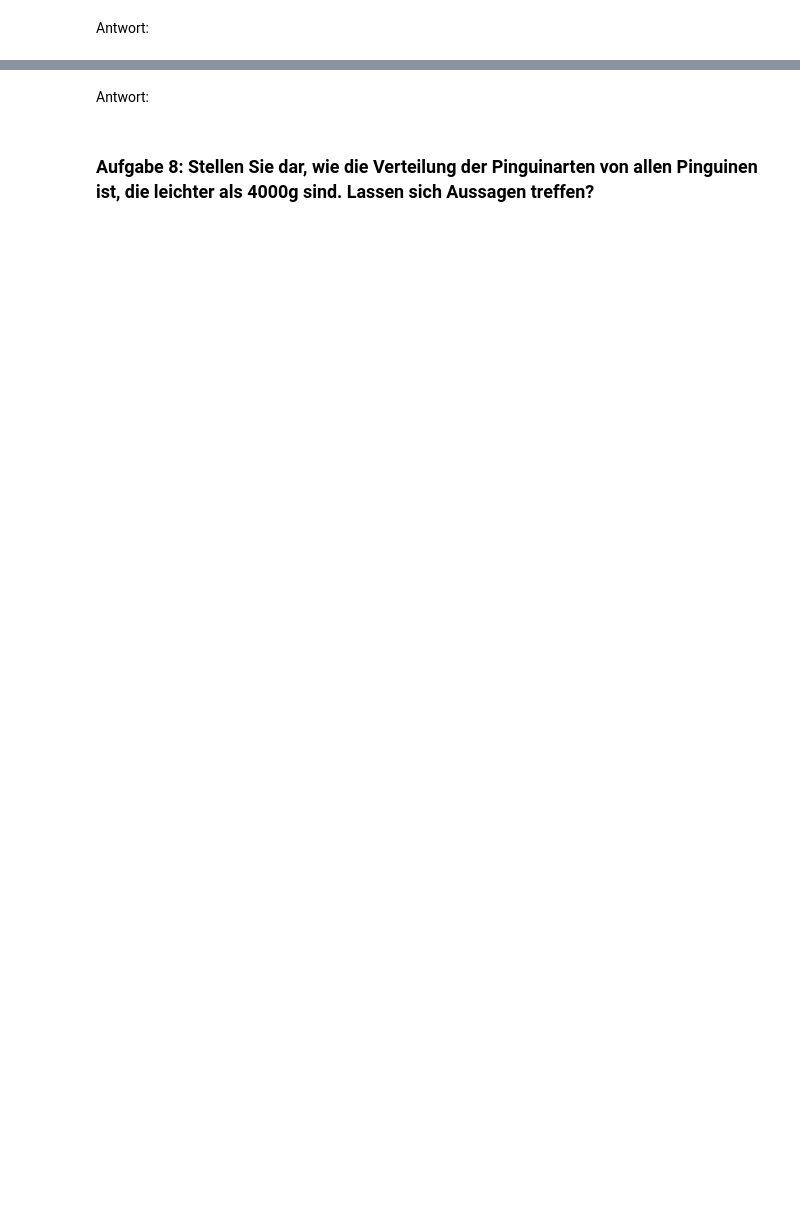
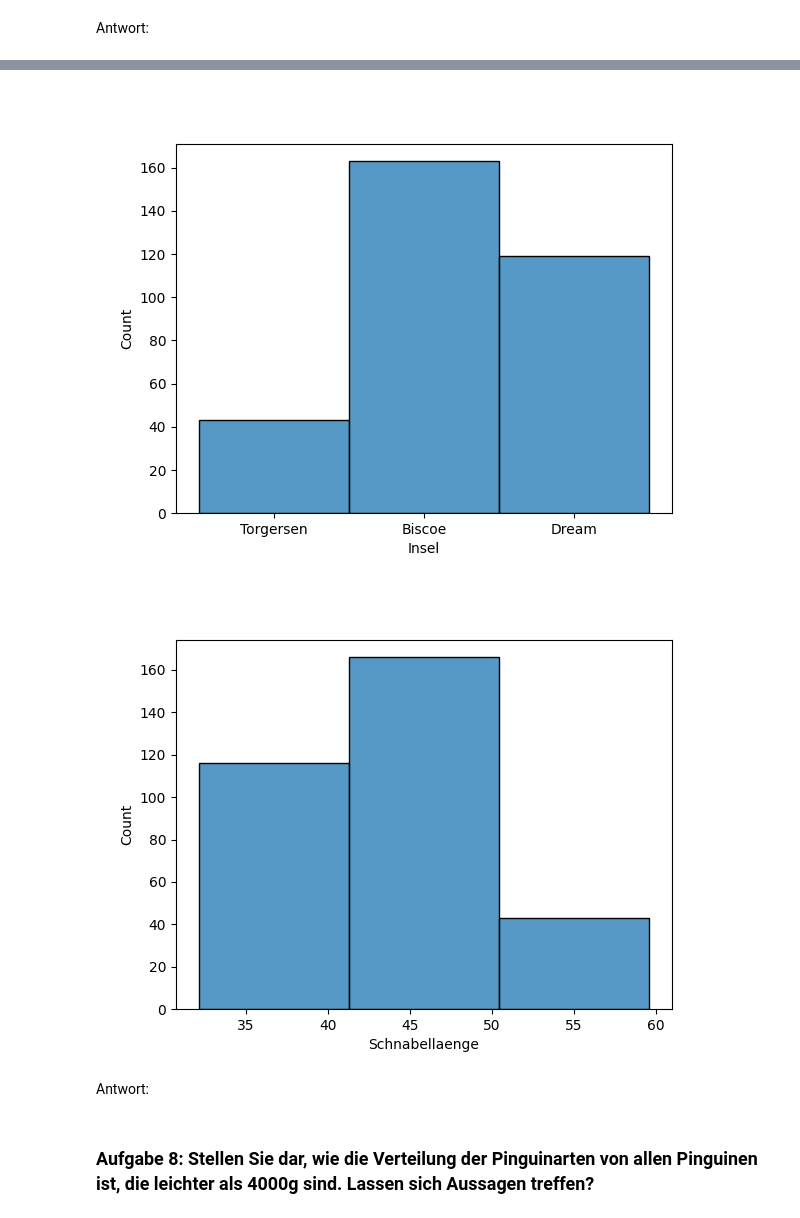
Before and after one commit to ai4all-EAH/AI4ALLBasic, a Jupyter notebook: AI4ALLNotebooks/DAT_PJY_001_S.ipynb, the cells around one changed output, grey strips where cells are left out. Drawn from its saved outputs; the diff is of its cells as text; code cells hidden in the pictures; blank space fills up the shorter version.

```diff
--- a/AI4ALLNotebooks/DAT_PJY_001_S.ipynb
+++ b/AI4ALLNotebooks/DAT_PJY_001_S.ipynb
@@ -170,15 +267,16 @@ Im folgenden ist das kategorische Merkmale `Insel` mithilfe der Funktion `countp
 # %%
 plt.close('all')
 
-fig, axes = plt.subplots(1, 2, figsize=(10, 4))
+plt.figure()
+sns.histplot(df['Insel'], bins=3)
+plt.show()
 
-sns.countplot(x='Insel', data=df, ax=axes[0])
-axes[0].set_ylabel('absolute Anzahl')
-
-sns.histplot(data=df['Schnabellaenge'], bins=3, ax=axes[1])
-axes[1].set_ylabel('absolute Anzahl')
-
+plt.figure()
+sns.histplot(data=df['Schnabellaenge'], bins=3)
 plt.show()
+# %% [output]
+[figure, added]
+[figure, added]
 # %% [markdown]
 Antwort:
 # %% [markdown]
```
Also changed, not shown: parts of 42 cells of this notebook.
